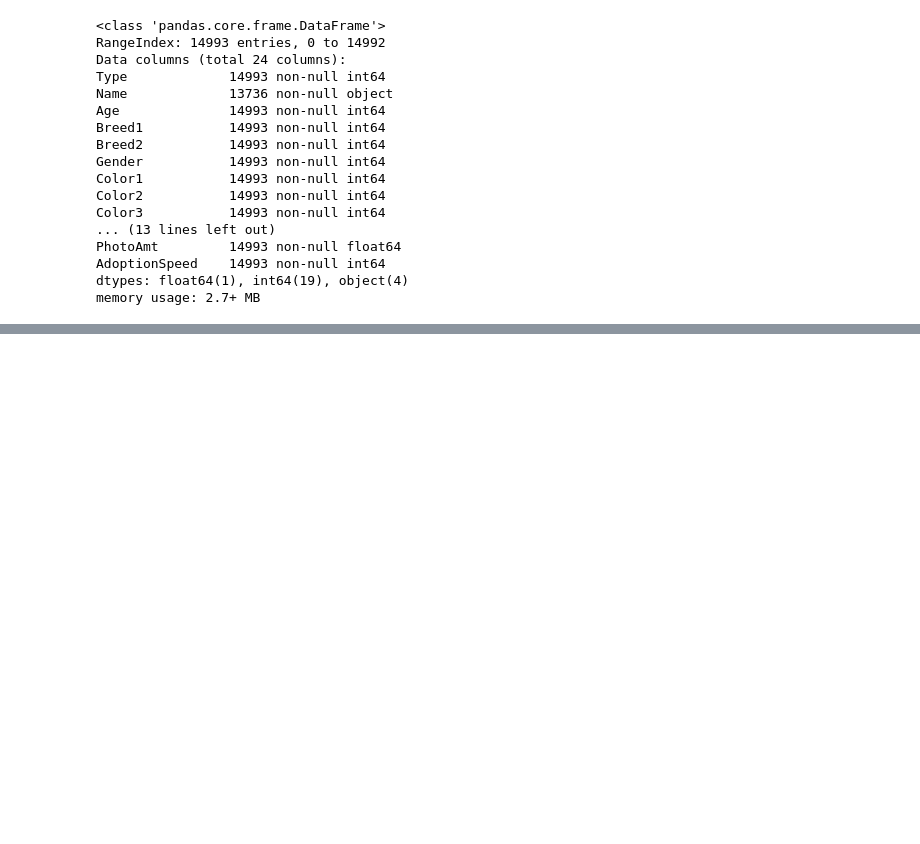
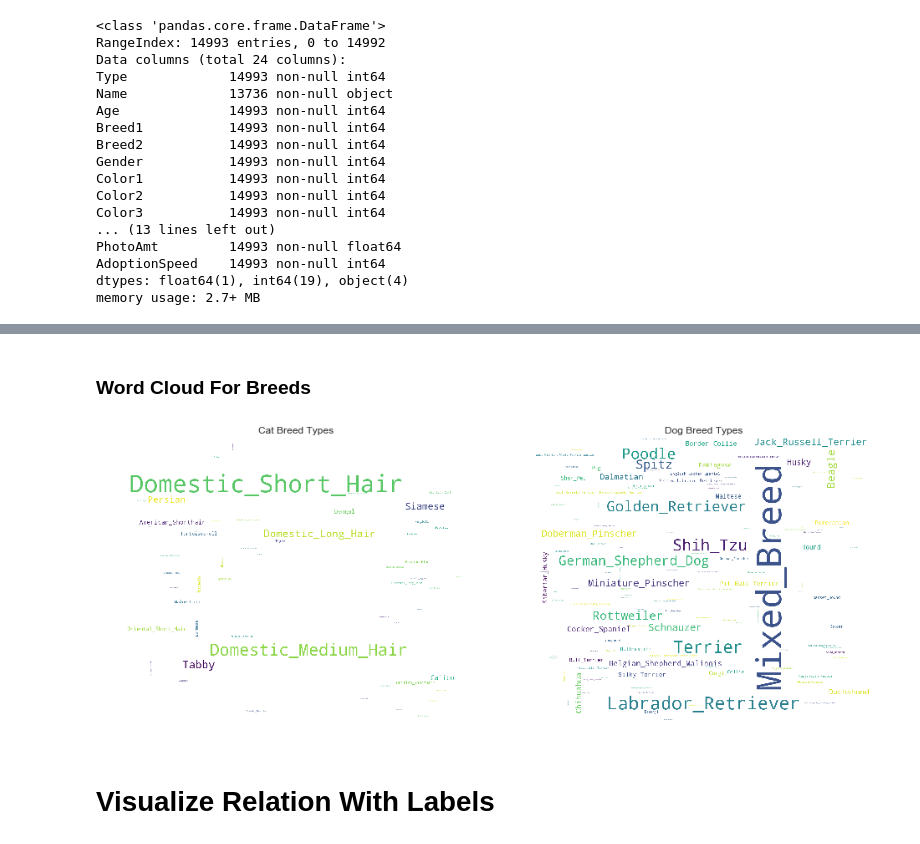
Before and after one commit to JinLi711/PetFinder, a Jupyter notebook: visualization/visualize_tabular_data.ipynb, the cells around one changed output, grey strips where cells are left out. Drawn from its saved outputs; the diff is of its cells as text; code cells hidden in the pictures; blank space fills up the shorter version.

```diff
--- a/visualization/visualize_tabular_data.ipynb
+++ b/visualization/visualize_tabular_data.ipynb
@@ -210,0 +347,28 @@ Index(['Type', 'Name', 'Age', 'Breed1', 'Breed2', 'Gender', 'Color1', 'Color2',
+# %% [markdown]
+### Word Cloud For Breeds
+# %%
+fig, ax = plt.subplots(figsize=(16, 12))
+plt.subplot(1, 2, 1)
+
+text_cat1 = ' '.join(
+    vf.df_to_text(data_df_cat, 'Cat', 'Breed1')
+)
+text_cat2 = ' '.join(
+    vf.df_to_text(data_df_cat, 'Cat', 'Breed2')
+)
+text_cat = text_cat1 + ' ' + text_cat2
+vf.generate_word_clouds(text_cat, 'Cat Breed Types')
+
+plt.subplot(1, 2, 2)
+text_dog1 = ' '.join(
+    vf.df_to_text(data_df_cat, 'Dog', 'Breed1')
+)
+text_dog2 = ' '.join(
+    vf.df_to_text(data_df_cat, 'Dog', 'Breed2')
+)
+text_dog = text_dog1 + ' ' + text_dog2
+vf.generate_word_clouds(text_dog, 'Dog Breed Types')
+# %% [output]
+[figure, added]
+# %% [markdown]
+# Visualize Relation With Labels
```
Also changed, not shown: parts of 41 cells of this notebook, 1 other file.
